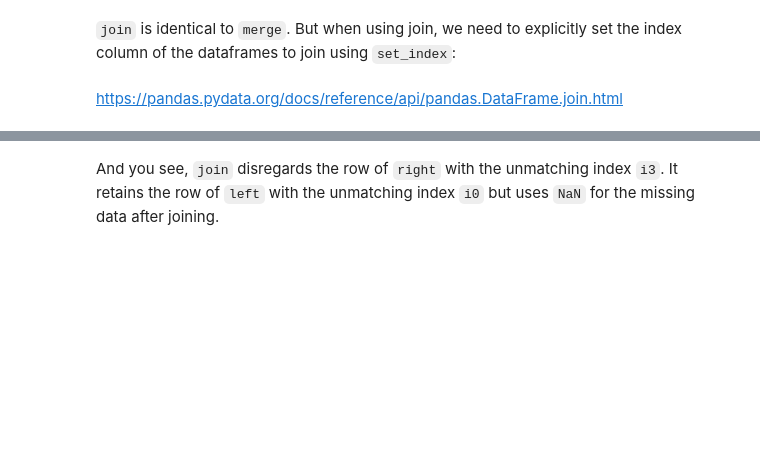
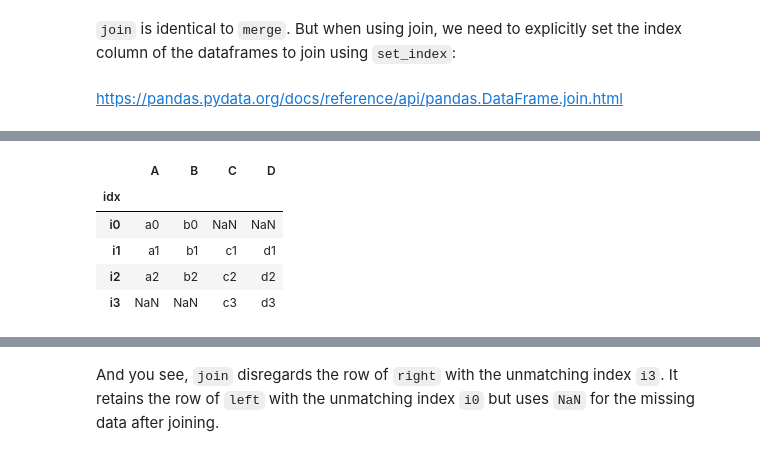
Before and after one commit to ironhack-labs/lab-pandas-merge-en, a Jupyter notebook: your-code/pandas_1_concat-merge-join.ipynb, the cells around one changed output, grey strips where cells are left out. Drawn from its saved outputs; the diff is of its cells as text; code cells hidden in the pictures; blank space fills up the shorter version.

Commit message:
Second update of the LAB | Pandas concat, joining and merge exercise, Week 2, Day 3

```diff
--- a/your-code/pandas_1_concat-merge-join.ipynb
+++ b/your-code/pandas_1_concat-merge-join.ipynb
@@ -173,0 +179,8 @@ https://pandas.pydata.org/docs/reference/api/pandas.DataFrame.join.html
+# %%
+left_jn = left.set_index('idx')
+right_jn = right.set_index('idx')
+
+joined_left_right = left_jn.join(right_jn)
+display(joined_left_right)    # the output keeps all rows from the left dataframe, matches i1 and i2 where possible and sets missing values to NaN (for i0)
+
+# so, the default is left join
@@ -173,0 +227,12 @@ https://pandas.pydata.org/docs/reference/api/pandas.DataFrame.join.html
+# %%
+pd.merge(left, right, on='idx', how='outer')   #how argument forces an outer join
+left_jn.join(right_jn, how='outer')
+
+# this will have i0, i1, i2 and i3 as an output, with missing values set to NaN
+# %% [output]
+|  | A | B | C | D |
+| idx |  |  |  |  |
+| i0 | a0 | b0 | NaN | NaN |
+| i1 | a1 | b1 | c1 | d1 |
+| i2 | a2 | b2 | c2 | d2 |
+| i3 | NaN | NaN | c3 | d3 |
```
Also changed, not shown: parts of 9 cells of this notebook.
